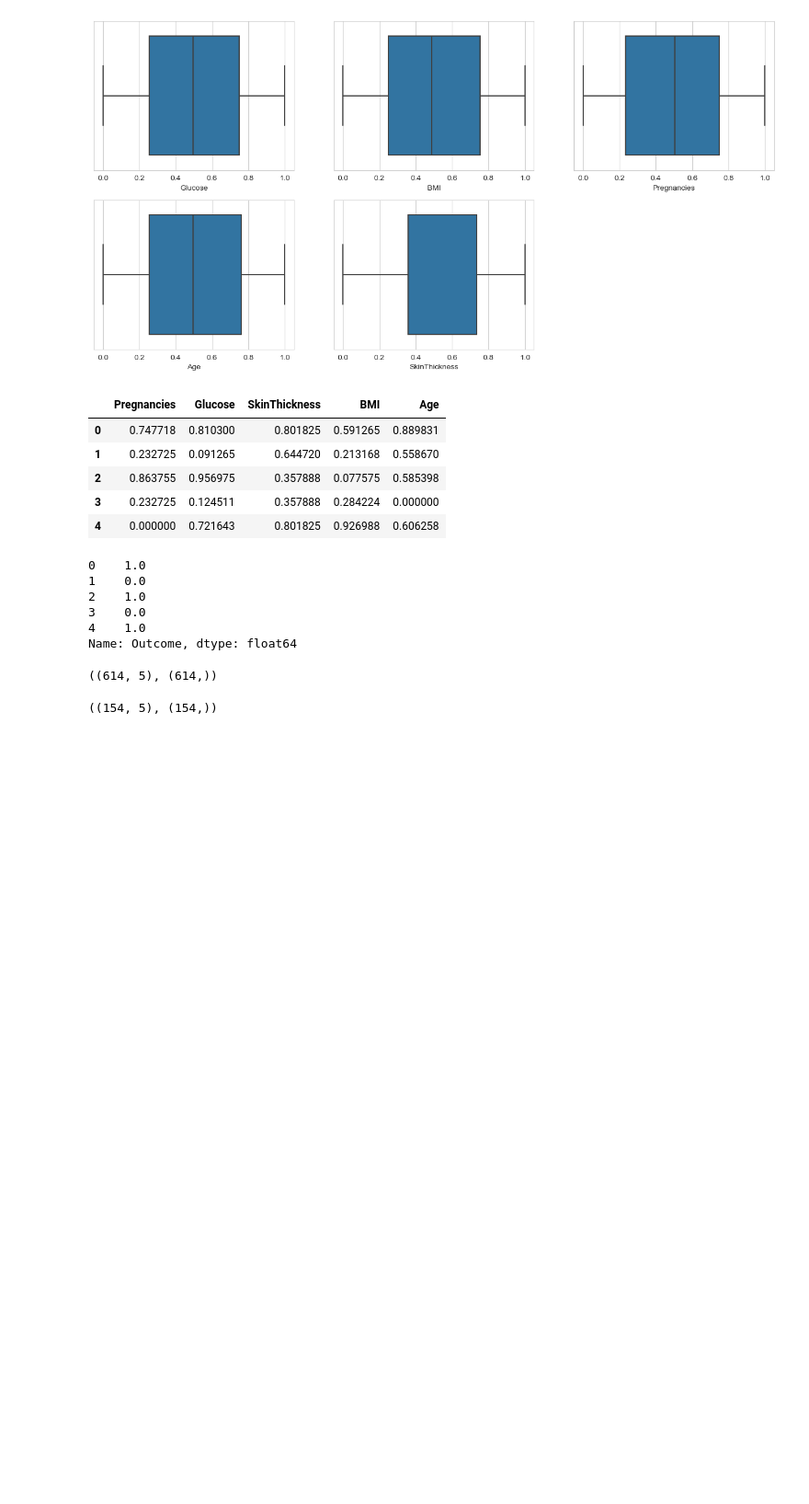
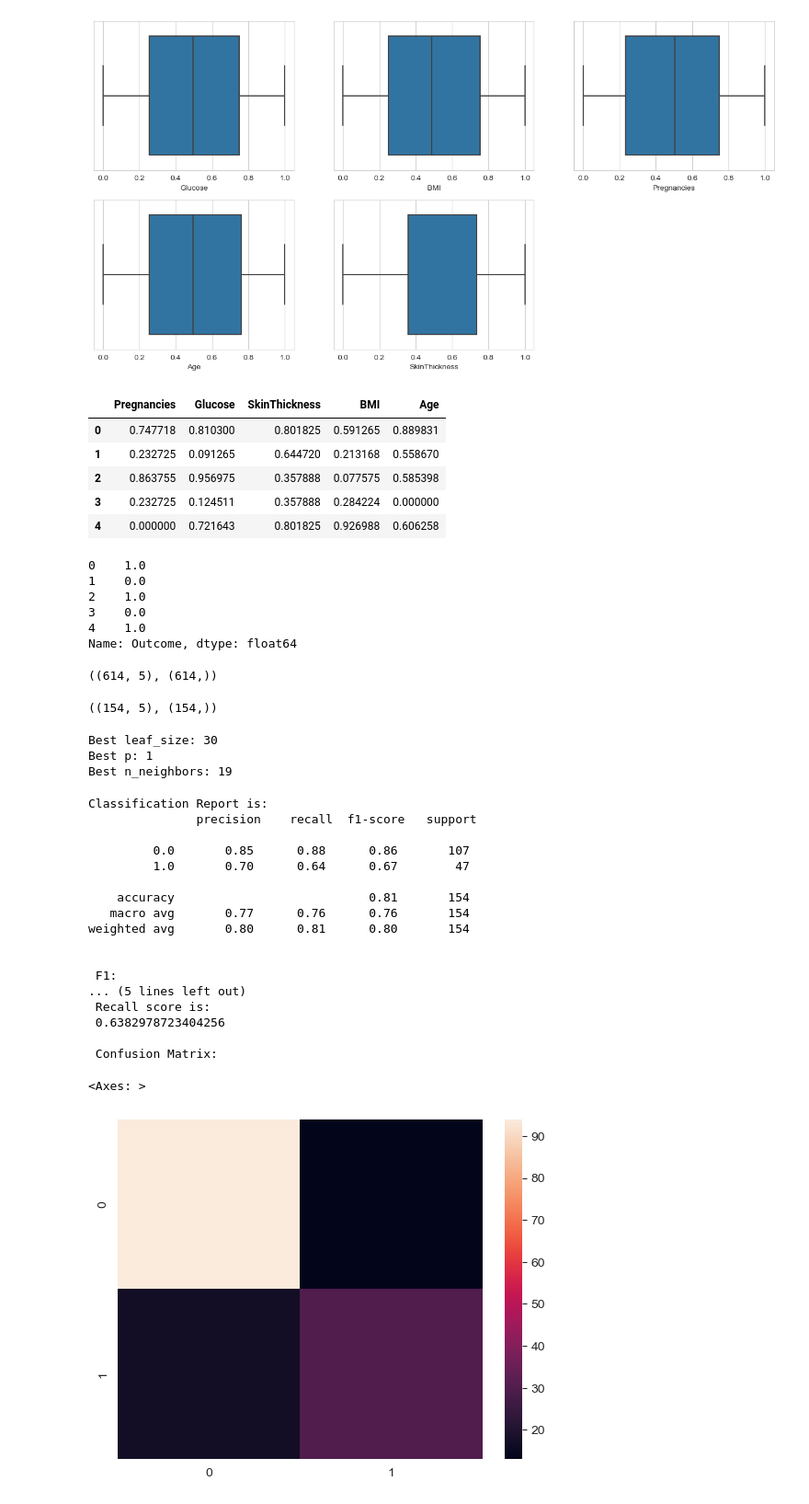
Before and after one commit to keithmmc/dataprojects, a Jupyter notebook: diabetes.ipynb, the cells around one changed output. Shown at 92% size. Saved outputs shown, nothing was run; the diff lists cells and outputs as text; code cells hidden in the pictures; blank space fills up the shorter version.

```diff
--- a/diabetes.ipynb
+++ b/diabetes.ipynb
@@ -237,0 +244,52 @@ X_test.shape,y_test.shape
+# %%
+knn= KNeighborsClassifier()
+n_neighbors = list(range(15,25))
+p=[1,2]
+weights = ['uniform', 'distance']
+metric = ['euclidean', 'manhattan', 'minkowski']
+
+#convert to dictionary
+hyperparameters = dict(n_neighbors=n_neighbors, p=p,weights=weights,metric=metric)
+
+#Making model
+cv = RepeatedStratifiedKFold(n_splits=10, n_repeats=3, random_state=1)
+grid_search = GridSearchCV(estimator=knn, param_grid=hyperparameters, n_jobs=-1, cv=cv, scoring='f1',error_score=0)
+# %%
+best_model = grid_search.fit(X_train, y_train)
+# %%
+print('Best leaf_size:', best_model.best_estimator_.get_params()['leaf_size'])
+print('Best p:', best_model.best_estimator_.get_params()['p'])
+print('Best n_neighbors:', best_model.best_estimator_.get_params()['n_neighbors'])
+# %% [output]
+Best leaf_size: 30
+Best p: 1
+Best n_neighbors: 19
+# %%
+knn_pred = best_model.predict(X_test)
+# %%
+print("Classification Report is:\n",classification_report(y_test,knn_pred))
+print("\n F1:\n",f1_score(y_test,knn_pred))
+print("\n Precision score is:\n",precision_score(y_test,knn_pred))
+print("\n Recall score is:\n",recall_score(y_test,knn_pred))
+print("\n Confusion Matrix:\n")
+sns.heatmap(confusion_matrix(y_test,knn_pred))
+# %% [output]
+Classification Report is:
+               precision    recall  f1-score   support
+
+         0.0       0.85      0.88      0.86       107
+         1.0       0.70      0.64      0.67        47
+
+    accuracy                           0.81       154
+   macro avg       0.77      0.76      0.76       154
+weighted avg       0.80      0.81      0.80       154
+
+
+ F1:
+... (5 lines left out)
+ Recall score is:
+ 0.6382978723404256
+
+ Confusion Matrix:
+<Axes: >
+[figure, added]
```
Also changed, not shown: parts of 1 cell of this notebook.
